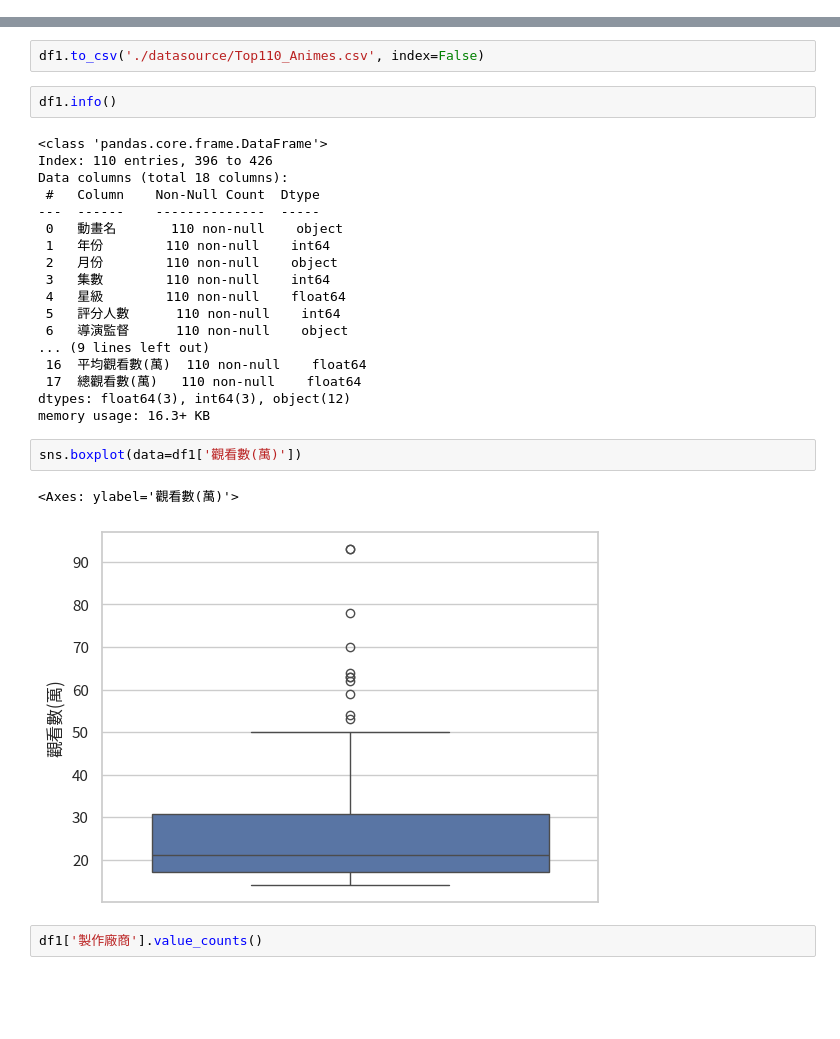
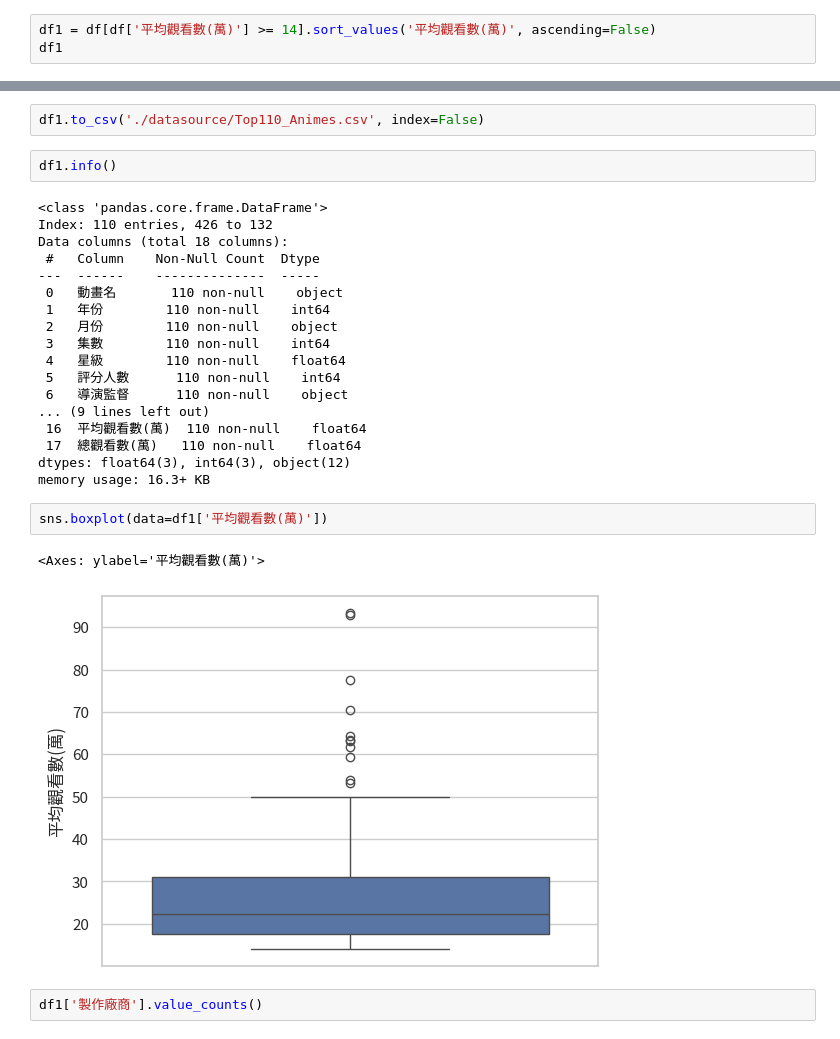
Before and after one commit to hsiaoyt0923/Anime_View_Number_Regression, a Jupyter notebook: graph.ipynb, the cells around one changed output, grey strips where cells are left out. Saved outputs shown, nothing was run; the diff lists cells and outputs as text; blank space fills up the shorter version.

```diff
--- a/graph.ipynb
+++ b/graph.ipynb
@@ -119,0 +76,3 @@ df1
+# %%
+df1 = df[df['平均觀看數(萬)'] >= 14].sort_values('平均觀看數(萬)', ascending=False)
+df1
@@ -123,7 +96,7 @@ df1.to_csv('./datasource/Top110_Animes.csv', index=False)
 df1.info()
 # %% [output]
 <class 'pandas.core.frame.DataFrame'>
-Index: 110 entries, 396 to 426
+Index: 110 entries, 426 to 132
 Data columns (total 18 columns):
  #   Column    Non-Null Count  Dtype
 ---  ------    --------------  -----
@@ -140,10 +113,10 @@ Data columns (total 18 columns):
 dtypes: float64(3), int64(3), object(12)
 memory usage: 16.3+ KB
 # %%
-sns.boxplot(data=df1['觀看數(萬)'])
+sns.boxplot(data=df1['平均觀看數(萬)'])
 # %% [output]
-<Axes: ylabel='觀看數(萬)'>
+<Axes: ylabel='平均觀看數(萬)'>
-[figure, old version]
+[figure, new version]
 # %%
 df1['製作廠商'].value_counts()
 # %% [output]
```
Also changed, not shown: parts of 11 cells of this notebook, 2 other files.
